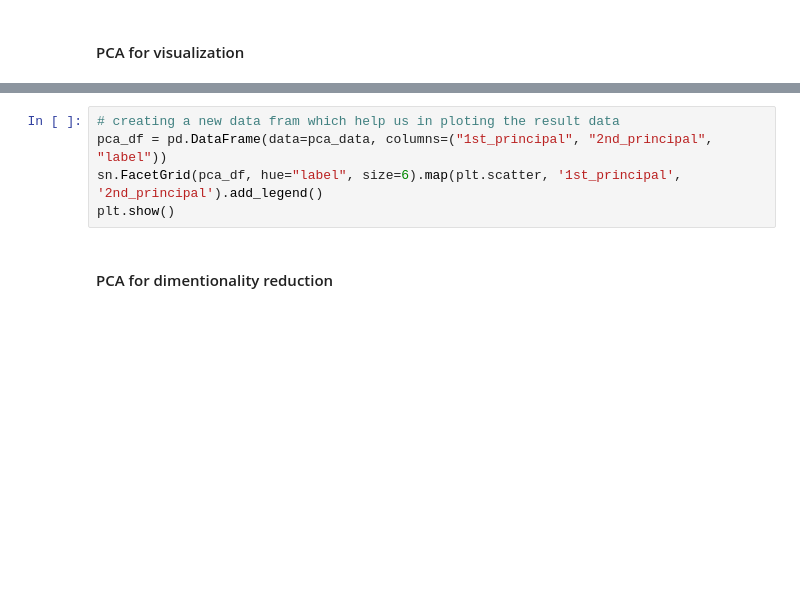
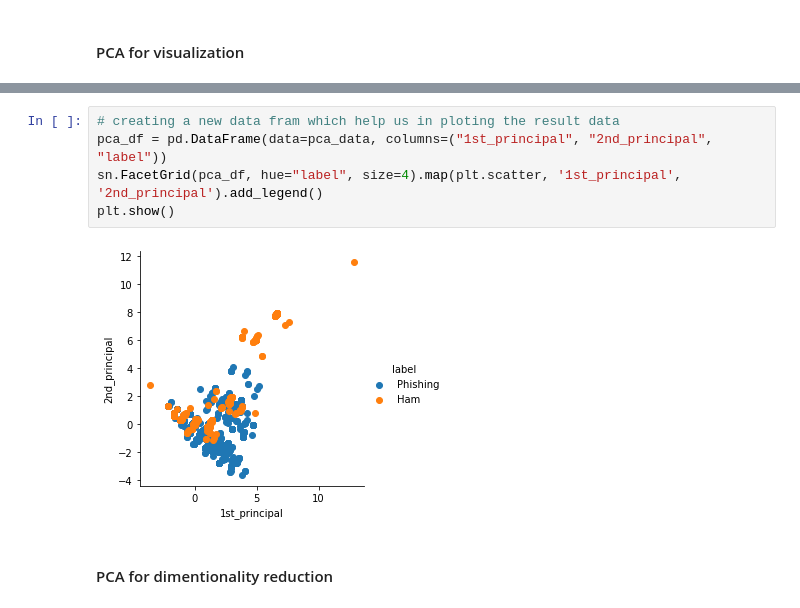
Before and after one commit to Vipin-Singh-Negi/Identify-Phishing-Mail, a Jupyter notebook: (TRIAL)PhishingMailClassifier.ipynb, the cells around one changed output, grey strips where cells are left out. Drawn from its saved outputs; the diff is of its cells as text; blank space fills up the shorter version.

```diff
--- a/(TRIAL)PhishingMailClassifier.ipynb
+++ b/(TRIAL)PhishingMailClassifier.ipynb
@@ -507,8 +602,10 @@ pca_data = np.vstack((pca_data.T, labels)).T
 # %%
 # creating a new data fram which help us in ploting the result data
 pca_df = pd.DataFrame(data=pca_data, columns=("1st_principal", "2nd_principal", "label"))
-sn.FacetGrid(pca_df, hue="label", size=6).map(plt.scatter, '1st_principal', '2nd_principal').add_legend()
+sn.FacetGrid(pca_df, hue="label", size=4).map(plt.scatter, '1st_principal', '2nd_principal').add_legend()
 plt.show()
+# %% [output]
+[figure, added]
 # %% [markdown]
 #### PCA for dimentionality reduction
 # %%
```
Also changed, not shown: parts of 26 cells of this notebook, 10 other files.
